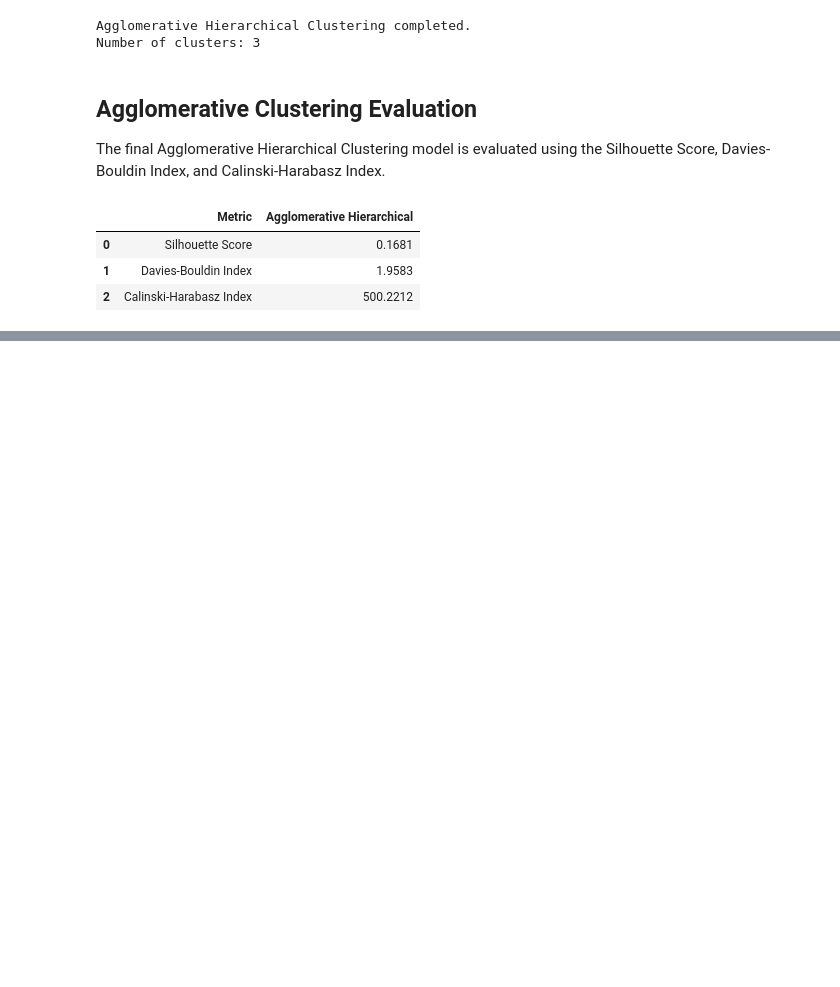
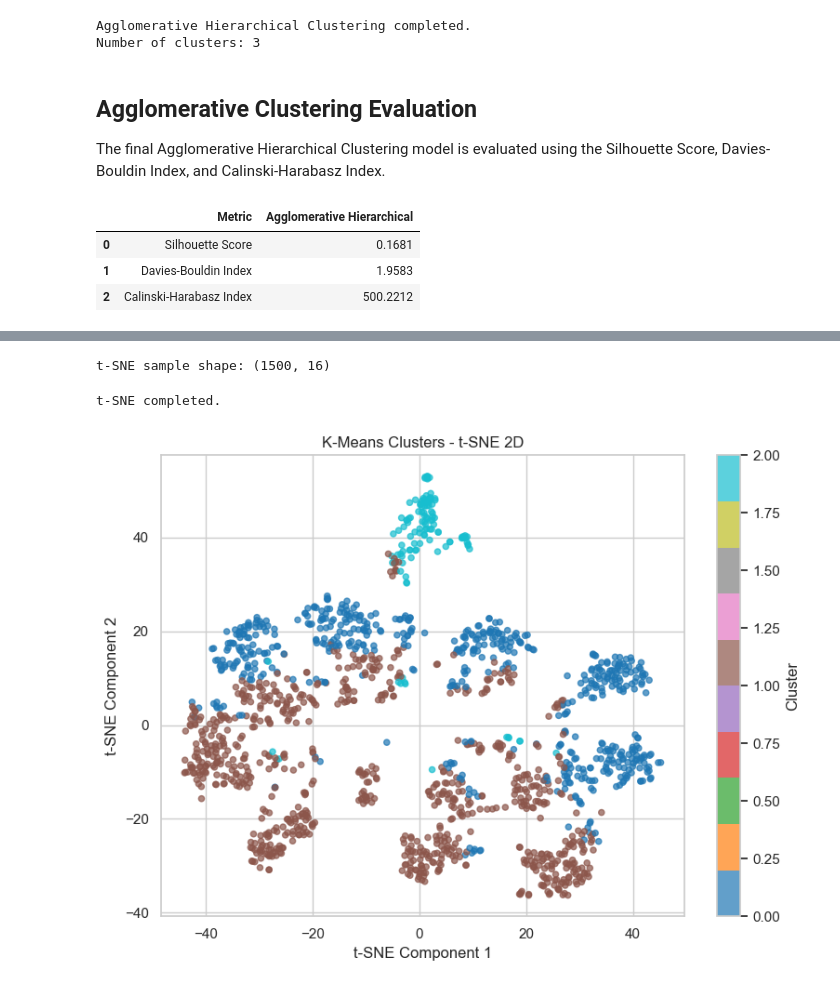
Before and after one commit to Anuja1307/ML_Capstone_Project, a Jupyter notebook: notebooks/clustering.ipynb, the cells around one changed output, grey strips where cells are left out. Cells and saved outputs as stored; diff of their text form; code cells hidden in the pictures; blank space fills up the shorter version.

```diff
--- a/notebooks/clustering.ipynb
+++ b/notebooks/clustering.ipynb
@@ -746,0 +792,61 @@ display(agg_metrics.round(4))
+# %%
+TSNE_SAMPLE_SIZE = 1500
+
+tsne_rng = np.random.default_rng(RANDOM_STATE)
+
+tsne_indices = tsne_rng.choice(
+    len(X_cluster),
+    size=TSNE_SAMPLE_SIZE,
+    replace=False
+)
+
+X_tsne_input = X_cluster[tsne_indices]
+
+tsne_labels = kmeans_labels[tsne_indices]
+
+print("t-SNE sample shape:", X_tsne_input.shape)
+# %% [output]
+t-SNE sample shape: (1500, 16)
+# %%
+tsne = TSNE(
+    n_components=2,
+    random_state=RANDOM_STATE,
+    perplexity=30,
+    learning_rate="auto",
+    init="pca",
+    max_iter=1000
+)
+
+X_tsne = tsne.fit_transform(
+    X_tsne_input
+)
+
+print("t-SNE completed.")
+# %% [output]
+t-SNE completed.
+# %%
+plt.figure(figsize=(8, 6))
+
+scatter = plt.scatter(
+    X_tsne[:, 0],
+    X_tsne[:, 1],
+    c=tsne_labels,
+    cmap="tab10",
+    s=20,
+    alpha=0.7
+)
+
+plt.title("K-Means Clusters - t-SNE 2D")
+
+plt.xlabel("t-SNE Component 1")
+plt.ylabel("t-SNE Component 2")
+
+plt.colorbar(
+    scatter,
+    label="Cluster"
+)
+
+plt.tight_layout()
+plt.show()
+# %% [output]
+[figure, added]
```
Also changed, not shown: parts of 14 cells of this notebook.
